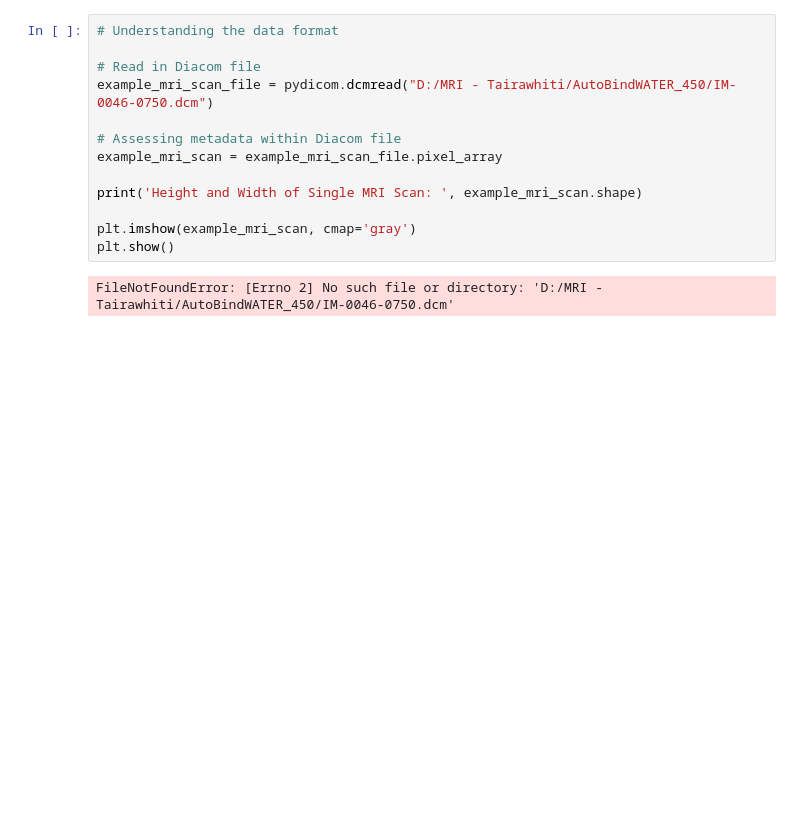
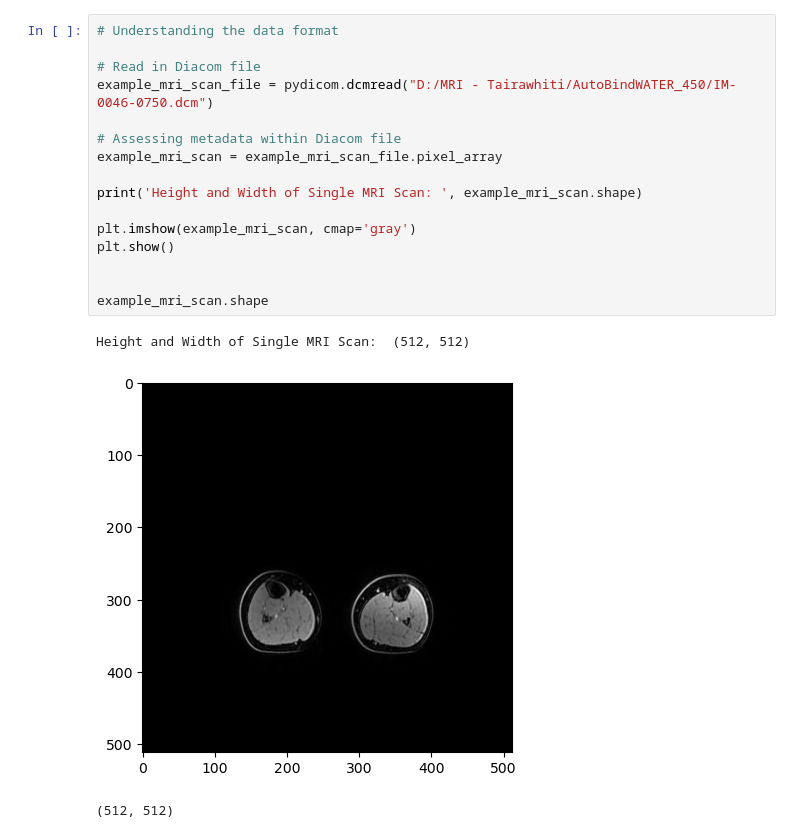
Before and after one commit to asif-jc/H-DenseUNet-CNN, a Jupyter notebook: H-DenseUNet-Mask.ipynb, the cells around one changed output. Saved outputs shown, nothing was run; the diff lists cells and outputs as text; blank space fills up the shorter version.

```diff
--- a/H-DenseUNet-Mask.ipynb
+++ b/H-DenseUNet-Mask.ipynb
@@ -38,15 +67,20 @@ import napari
 # %%
 # Understanding the data format
 
 # Read in Diacom file
 example_mri_scan_file = pydicom.dcmread("D:/MRI - Tairawhiti/AutoBindWATER_450/IM-0046-0750.dcm")
 
 # Assessing metadata within Diacom file
 example_mri_scan = example_mri_scan_file.pixel_array
 
 print('Height and Width of Single MRI Scan: ', example_mri_scan.shape)
 
 plt.imshow(example_mri_scan, cmap='gray')
 plt.show()
+
+
+example_mri_scan.shape
 # %% [output]
-FileNotFoundError: [Errno 2] No such file or directory: 'D:/MRI - Tairawhiti/AutoBindWATER_450/IM-0046-0750.dcm'
+Height and Width of Single MRI Scan:  (512, 512)
+[figure, added]
+(512, 512)
```
Also changed, not shown: parts of 16 cells of this notebook, 1 other file.
